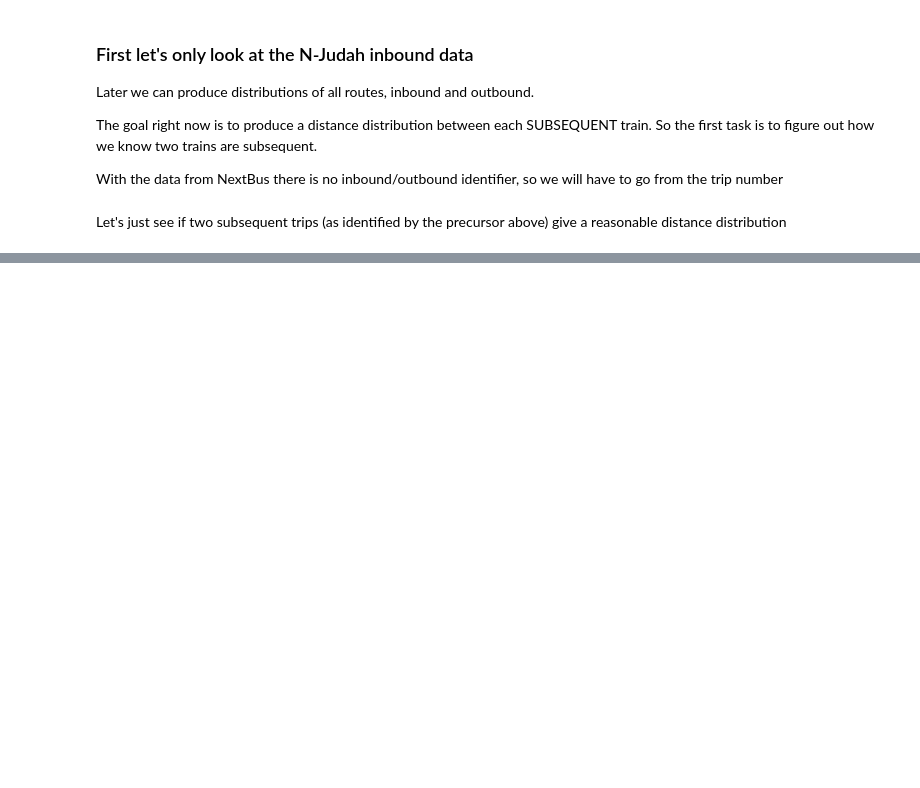
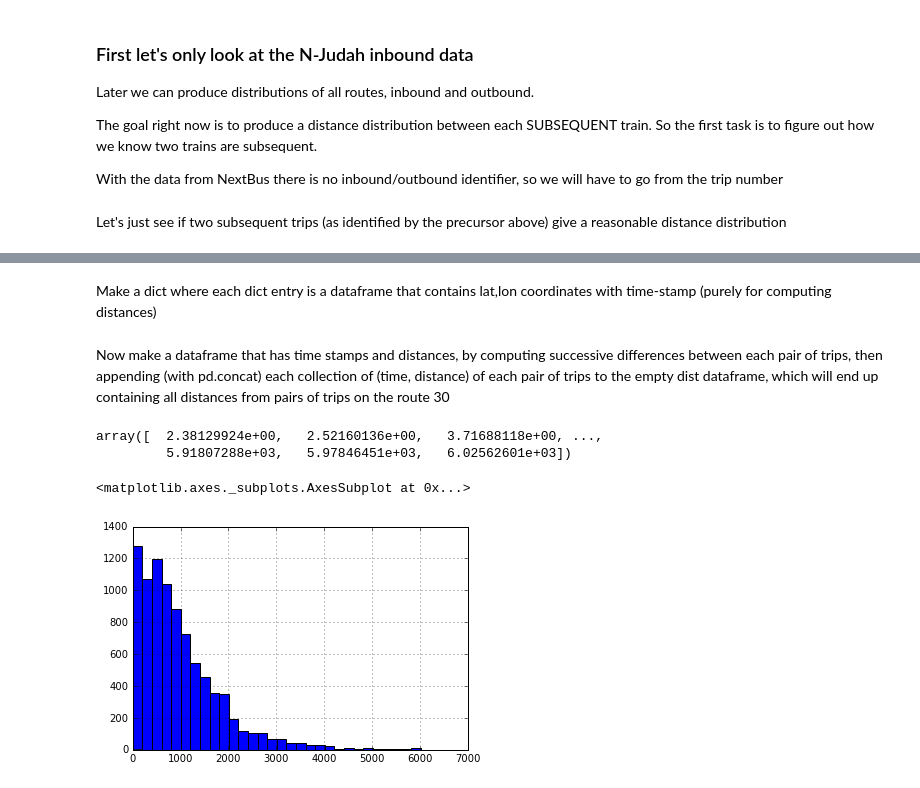
Before and after one commit to riemannzetagambit/busUnBunchr, a Jupyter notebook: NextBus data.ipynb, the cells around one changed output, grey strips where cells are left out. Saved outputs shown, nothing was run; the diff lists cells and outputs as text; code cells hidden in the pictures; blank space fills up the shorter version.

```diff
--- a/NextBus data.ipynb
+++ b/NextBus data.ipynb
@@ -243,0 +293,48 @@ njudah[(njudah.trip == trips_in_order[1]) & (njudah.vehicle == '1501')].tail(10)
+# %%
+# Only look at the 30
+route30 = nbdata[(nbdata.route == '30')]
+
+# Get unique vehicle numbers
+vehicles30 = pd.unique(route30.vehicle.ravel())
+
+# Get unique trips, sorted in increasing order
+trips_in_order_30 = np.sort(pd.unique(route30.trip.ravel()))
+# %% [markdown]
+Make a dict where each dict entry is a dataframe that contains lat,lon coordinates with time-stamp (purely for computing distances)
+# %%
+coords_dict = {}
+for i in range(len(trips_in_order_30)):
+    my_key = "trip_"+str(i)
+    if my_key not in coords_dict:
+        coords_dict[my_key] = 0
+
+for i in range(len(trips_in_order_30)):
+    trip_temp = 'trip_'+str(i)
+    tmp_vehicles = pd.unique(route30[(route30.trip == trips_in_order_30[i])].vehicle.ravel())
+    coords_dict[trip_temp] = route30[(route30.trip == trips_in_order_30[i]) & (route30.vehicle == tmp_vehicles[0])][['lat','lon','time']]
+    coords_dict[trip_temp].drop_duplicates(subset='time', inplace=True)
+    coords_dict[trip_temp].index = coords_dict[trip_temp].time
+# %% [markdown]
+Now make a dataframe that has time stamps and distances, by computing successive differences between each pair of trips, then appending (with pd.concat) each collection of (time, distance) of each pair of trips to the empty dist dataframe, which will end up containing all distances from pairs of trips on the route 30
+# %%
+dist=pd.DataFrame()
+# %%
+# substract one from length of trip_in_order_30 so that final pair of trips doesn't go outside index range
+#for i in range(len(trips_in_order_30)-1):
+for i in range(len(trips_in_order_30)-1):
+    trip_now = 'trip_'+str(i)
+    trip_next = 'trip_'+str(i+1)
+    #print 'Merging {trip1} and {trip2}'.format(trip1=trip_now,trip2=trip_next)
+    tmp = pd.merge(left=coords_dict[trip_now],right=coords_dict[trip_next],on='time')
+    if tmp.shape[0] != 0:
+        tmp['dist'] = tmp.apply(lambda row: haversine(row['lat_x'],row['lon_x'],row['lat_y'],row['lon_y']), axis=1)
+        dist = pd.concat([dist, tmp[['time','dist']]])
+    else:
+        continue
+
+dist.index = range(len(dist))
+# %%
+np.sort(dist['dist'])
+# %% [output]
+array([  2.38129924e+00,   2.52160136e+00,   3.71688118e+00, ...,
+         5.91807288e+03,   5.97846451e+03,   6.02562601e+03])
@@ -243,0 +343,5 @@ njudah[(njudah.trip == trips_in_order[1]) & (njudah.vehicle == '1501')].tail(10)
+# %%
+dist['dist'].hist(bins=30)
+# %% [output]
+<matplotlib.axes._subplots.AxesSubplot at 0x...>
+[figure, added]
```
Also changed, not shown: parts of 24 cells of this notebook.
